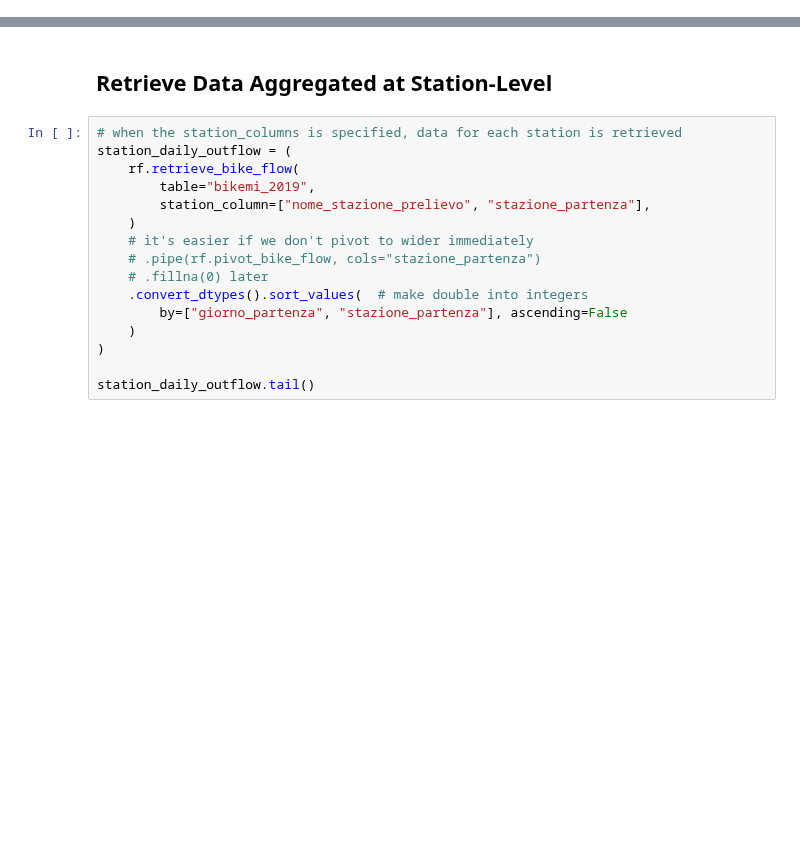
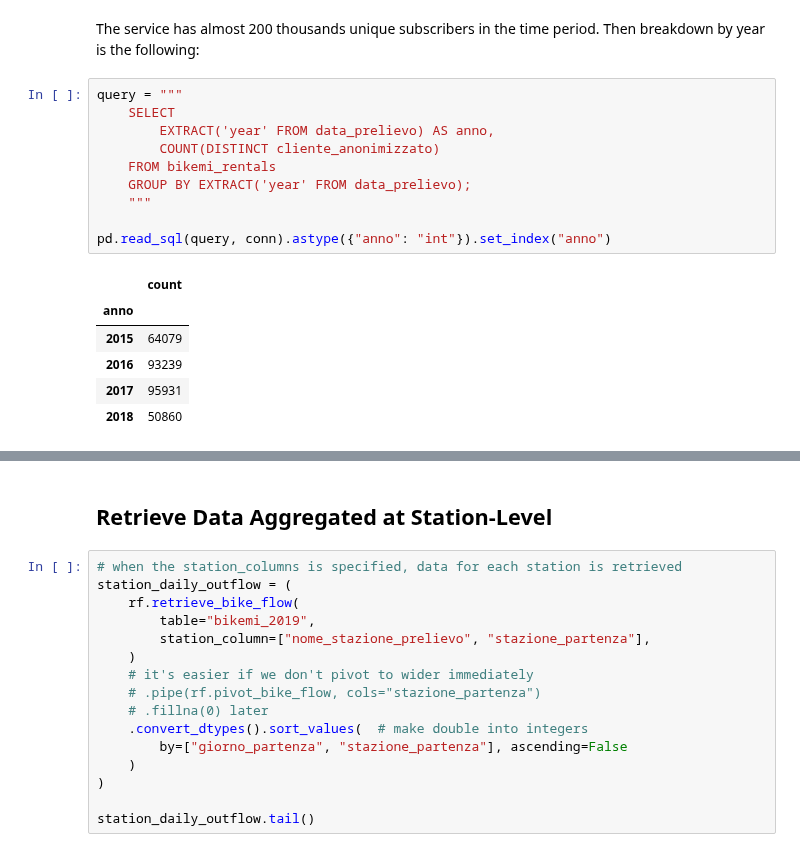
Before and after one commit to toscasterre/thesis-forecasting, a Jupyter notebook: notebooks/03-data_ingestion_and_spatial_operations.ipynb, the cells around one changed output, grey strips where cells are left out. Cells and saved outputs as stored; diff of their text form; blank space fills up the shorter version.

```diff
--- a/notebooks/03-data_ingestion_and_spatial_operations.ipynb
+++ b/notebooks/03-data_ingestion_and_spatial_operations.ipynb
@@ -52,0 +102,19 @@ According to the official BikeMi website website, "BikeMi today has 320 stations
+# %% [markdown]
+The service has almost 200 thousands unique subscribers in the time period. Then breakdown by year is the following:
+# %%
+query = """
+    SELECT
+        EXTRACT('year' FROM data_prelievo) AS anno,
+        COUNT(DISTINCT cliente_anonimizzato)
+    FROM bikemi_rentals
+    GROUP BY EXTRACT('year' FROM data_prelievo);
+    """
+
+pd.read_sql(query, conn).astype({"anno": "int"}).set_index("anno")
+# %% [output]
+|  | count |
+| anno |  |
+| 2015 | 64079 |
+| 2016 | 93239 |
+| 2017 | 95931 |
+| 2018 | 50860 |
```
Also changed, not shown: parts of 19 cells of this notebook, 6 other files.
